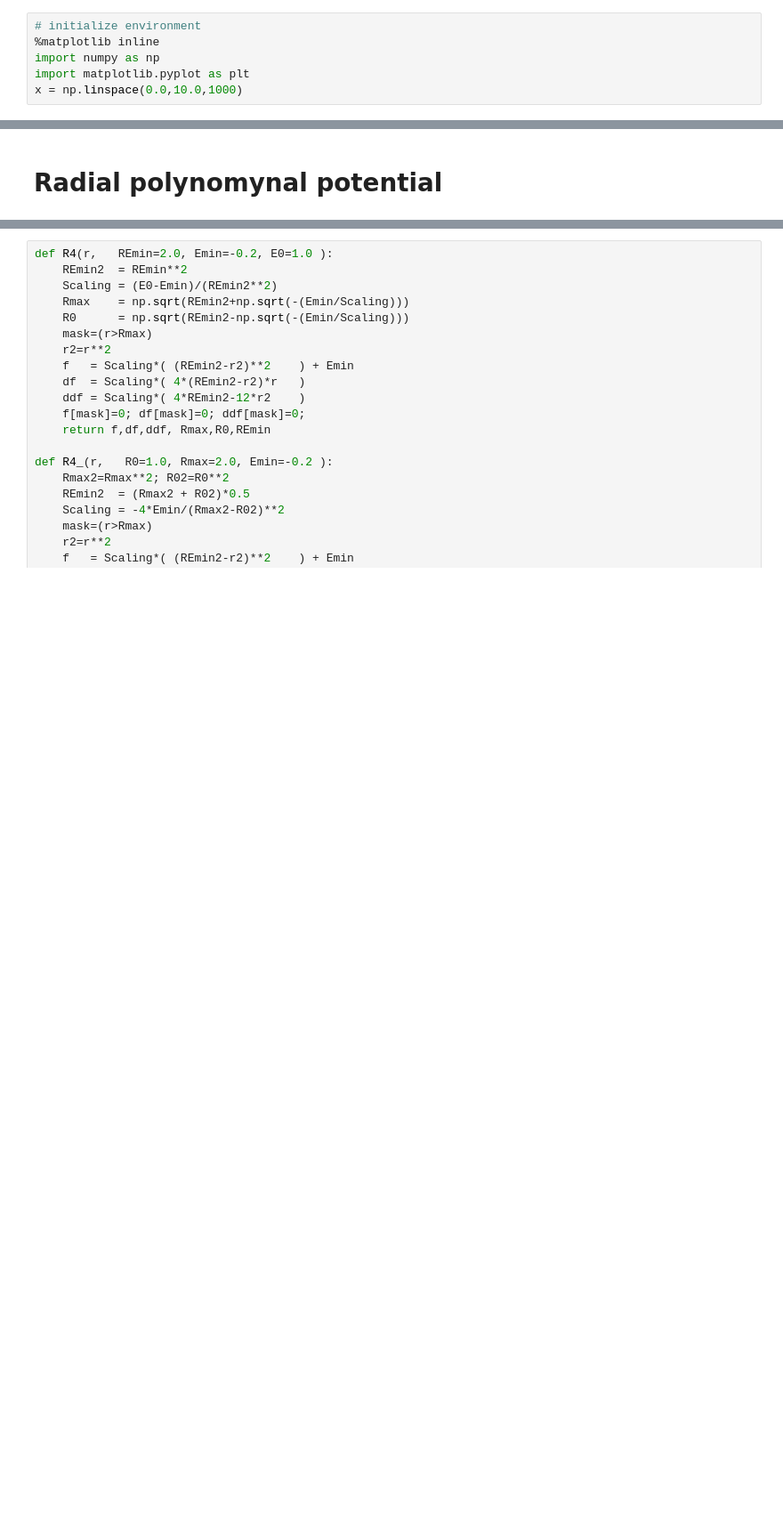
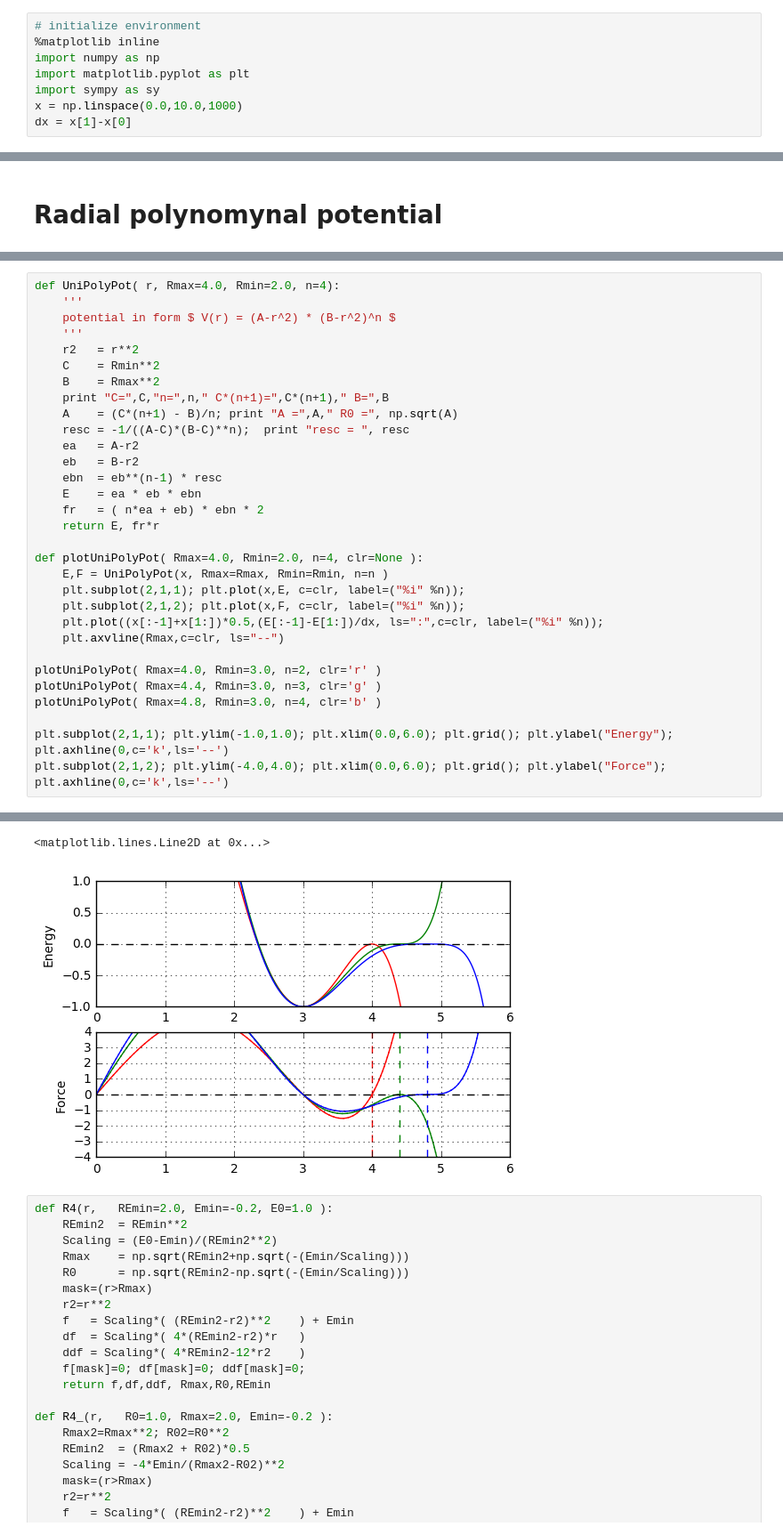
Before and after one commit to ProkopHapala/SimpleSimulationEngine, a Jupyter notebook: projects/NumericsNotes/Fast_Radial_potential.ipynb, the cells around one changed output, grey strips where cells are left out. Shown: that part at 89% size. Cells and saved outputs as stored; diff of their text form; blank space fills up the shorter version.

Commit message:
added UniPolyPot into Fast_Radial_potential.ipynb

```diff
--- a/projects/NumericsNotes/Fast_Radial_potential.ipynb
+++ b/projects/NumericsNotes/Fast_Radial_potential.ipynb
@@ -13,7 +13,9 @@ The goal is sum up radial potential function with nice properties such as
 %matplotlib inline
 import numpy as np
 import matplotlib.pyplot as plt
+import sympy as sy
 x = np.linspace(0.0,10.0,1000)
+dx = x[1]-x[0]
 # %% [markdown]
 ### How to use $|\vec r|^2$ instead of $|\vec r|$ (get rid of `sqrt()`)
 
@@ -148,0 +185,32 @@ plt.ylim(-0.5,1.0); plt.xlim(0.0,6.0); plt.grid(); plt.legend()
+# %%
+def UniPolyPot( r, Rmax=4.0, Rmin=2.0, n=4):
+    '''
+    potential in form $ V(r) = (A-r^2) * (B-r^2)^n $
+    '''
+    r2   = r**2
+    C    = Rmin**2
+    B    = Rmax**2
+    print "C=",C,"n=",n," C*(n+1)=",C*(n+1)," B=",B
+    A    = (C*(n+1) - B)/n; print "A =",A," R0 =", np.sqrt(A)
+    resc = -1/((A-C)*(B-C)**n);  print "resc = ", resc
+    ea   = A-r2
+    eb   = B-r2
+    ebn  = eb**(n-1) * resc
+    E    = ea * eb * ebn
+    fr   = ( n*ea + eb) * ebn * 2
+    return E, fr*r
+
+def plotUniPolyPot( Rmax=4.0, Rmin=2.0, n=4, clr=None ):
+    E,F = UniPolyPot(x, Rmax=Rmax, Rmin=Rmin, n=n )
+    plt.subplot(2,1,1); plt.plot(x,E, c=clr, label=("%i" %n));
+    plt.subplot(2,1,2); plt.plot(x,F, c=clr, label=("%i" %n));
+    plt.plot((x[:-1]+x[1:])*0.5,(E[:-1]-E[1:])/dx, ls=":",c=clr, label=("%i" %n));
+    plt.axvline(Rmax,c=clr, ls="--")
+
+plotUniPolyPot( Rmax=4.0, Rmin=3.0, n=2, clr='r' )
+plotUniPolyPot( Rmax=4.4, Rmin=3.0, n=3, clr='g' )
+plotUniPolyPot( Rmax=4.8, Rmin=3.0, n=4, clr='b' )
+
+plt.subplot(2,1,1); plt.ylim(-1.0,1.0); plt.xlim(0.0,6.0); plt.grid(); plt.ylabel("Energy"); plt.axhline(0,c='k',ls='--')
+plt.subplot(2,1,2); plt.ylim(-4.0,4.0); plt.xlim(0.0,6.0); plt.grid(); plt.ylabel("Force"); plt.axhline(0,c='k',ls='--')
+# %% [output]
@@ -149,3 +226,5 @@ plt.ylim(-0.5,1.0); plt.xlim(0.0,6.0); plt.grid(); plt.legend()
+<matplotlib.lines.Line2D at 0x...>
+[figure, added]
 # %%
 def R4(r,   REmin=2.0, Emin=-0.2, E0=1.0 ):
 	REmin2  = REmin**2
```
Also changed, not shown: parts of 5 cells of this notebook.
